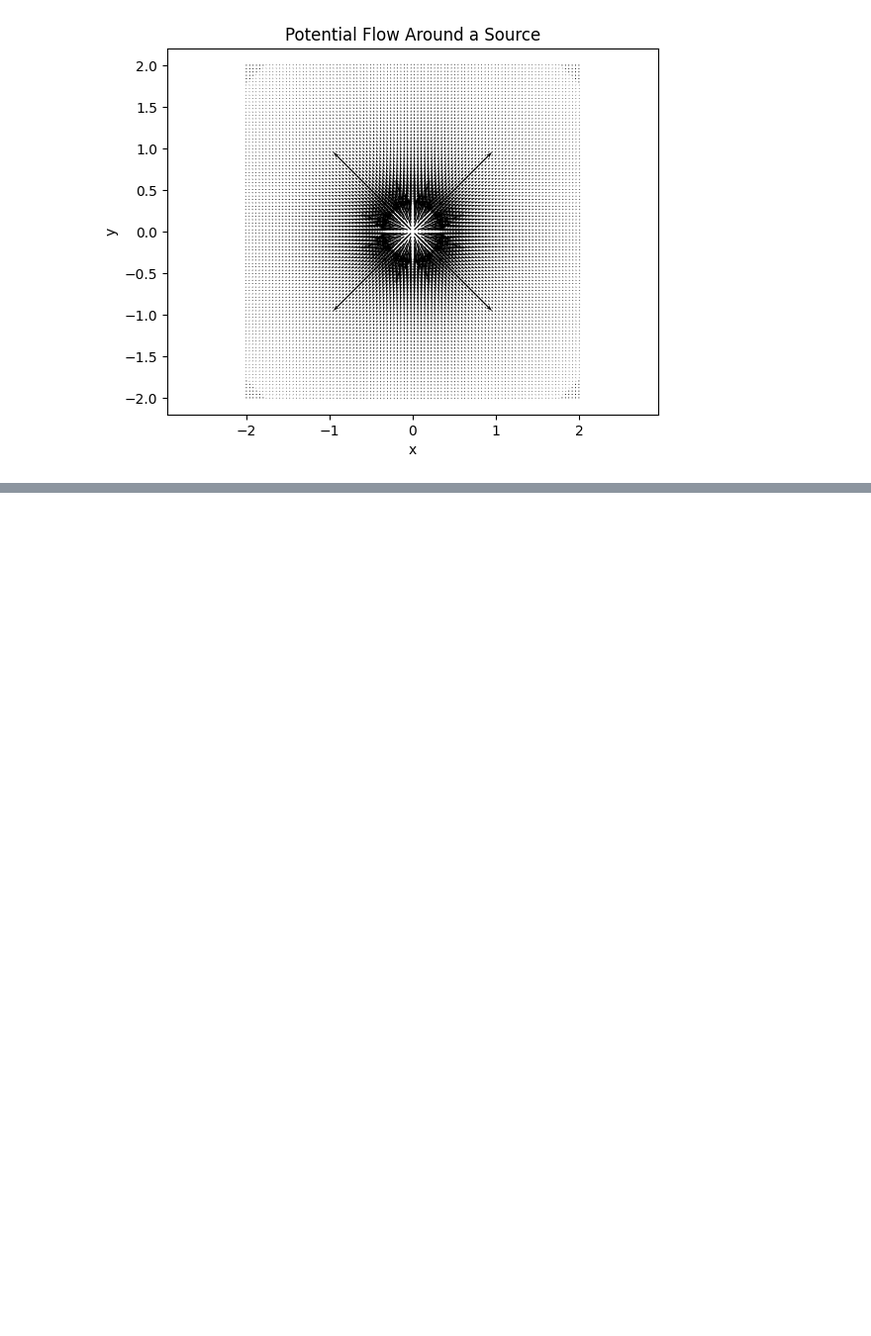
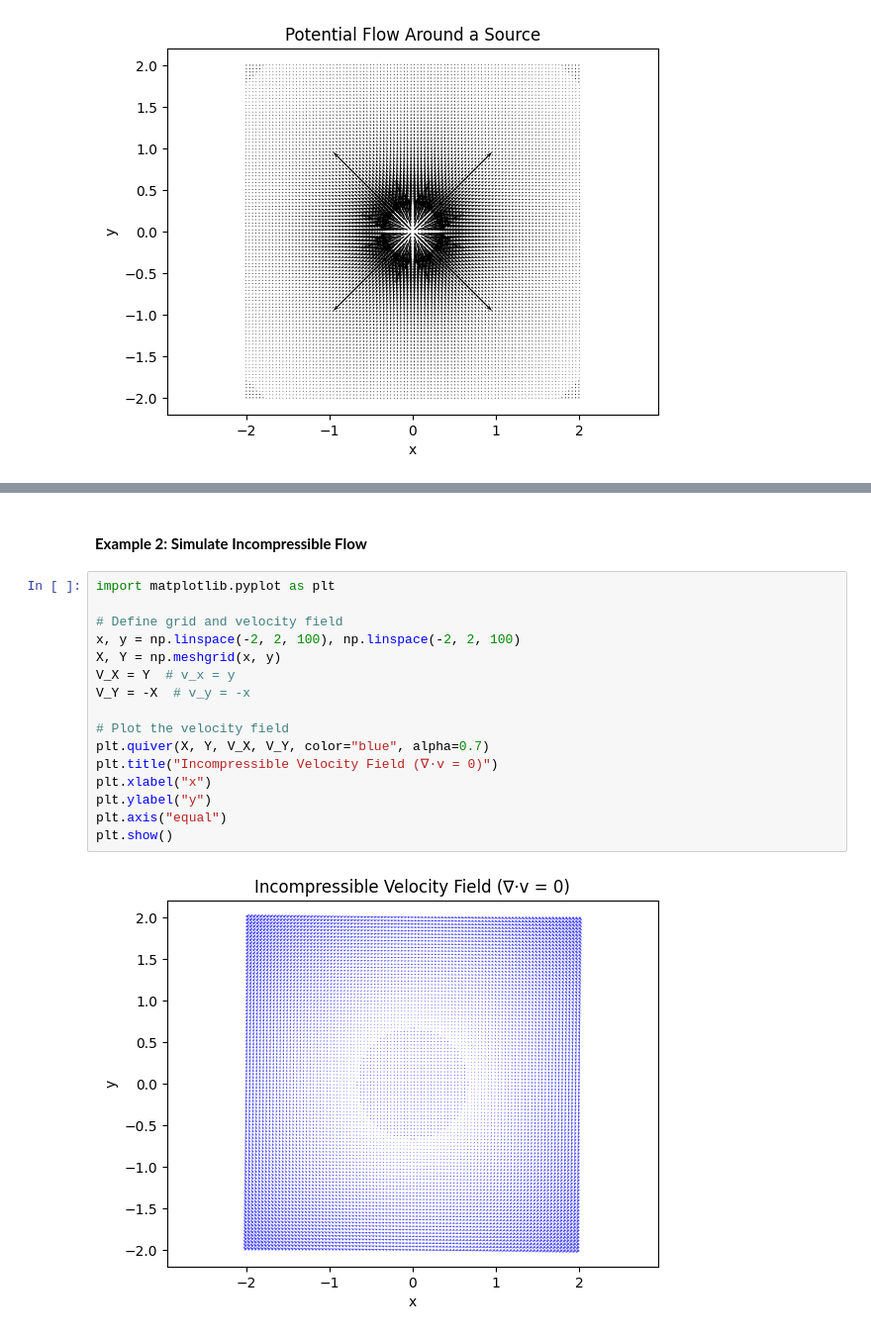
Before and after one commit to chiyanglin-AStar/2025_physics_note, a Jupyter notebook: 02_fluid_mechanics_landau_ch1.ipynb, the cells around one changed output, grey strips where cells are left out. Shown at 99% size. Saved outputs shown, nothing was run; the diff lists cells and outputs as text; blank space fills up the shorter version.

```diff
--- a/02_fluid_mechanics_landau_ch1.ipynb
+++ b/02_fluid_mechanics_landau_ch1.ipynb
@@ -473,0 +504,20 @@ plt.show()
+# %% [markdown]
+#### **Example 2: Simulate Incompressible Flow**
+# %%
+import matplotlib.pyplot as plt
+
+# Define grid and velocity field
+x, y = np.linspace(-2, 2, 100), np.linspace(-2, 2, 100)
+X, Y = np.meshgrid(x, y)
+V_X = Y  # v_x = y
+V_Y = -X  # v_y = -x
+
+# Plot the velocity field
+plt.quiver(X, Y, V_X, V_Y, color="blue", alpha=0.7)
+plt.title("Incompressible Velocity Field (∇·v = 0)")
+plt.xlabel("x")
+plt.ylabel("y")
+plt.axis("equal")
+plt.show()
+# %% [output]
+[figure, added]
```
Also changed, not shown: parts of 21 cells of this notebook.
